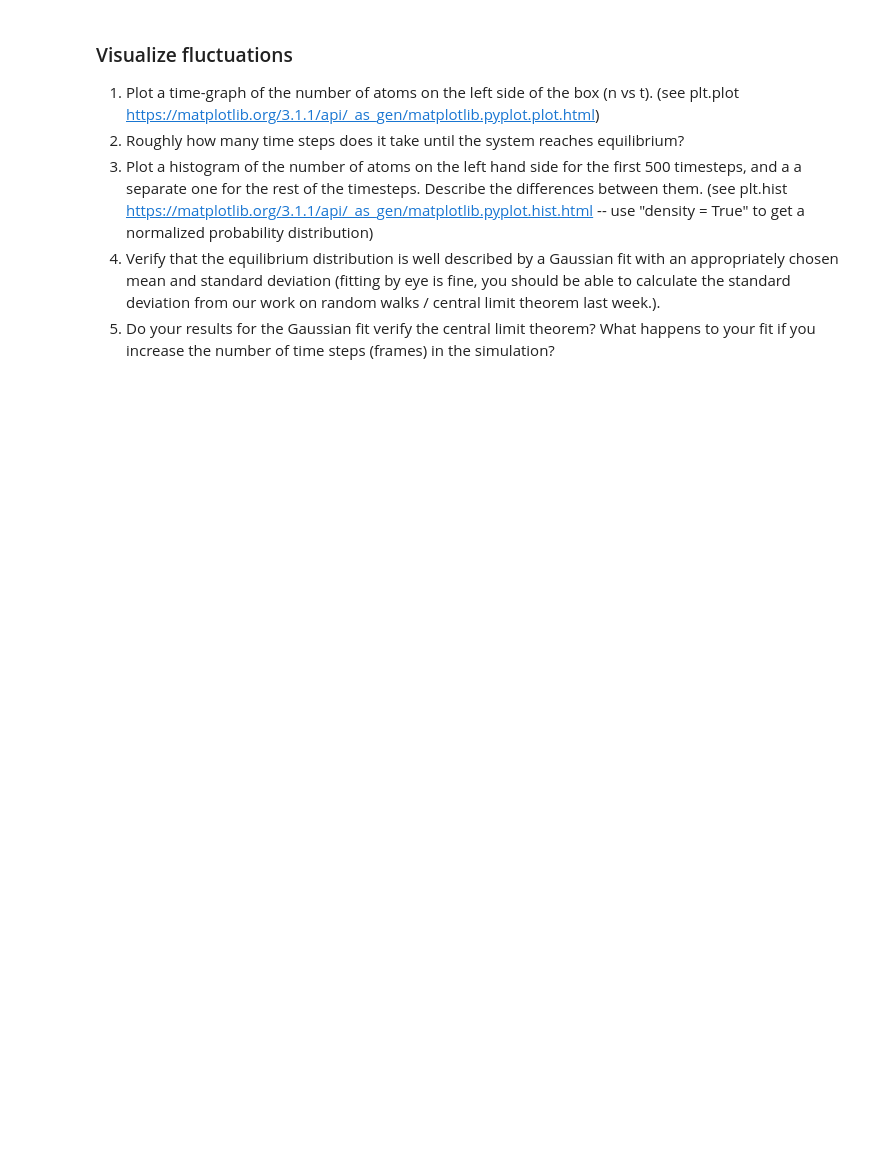
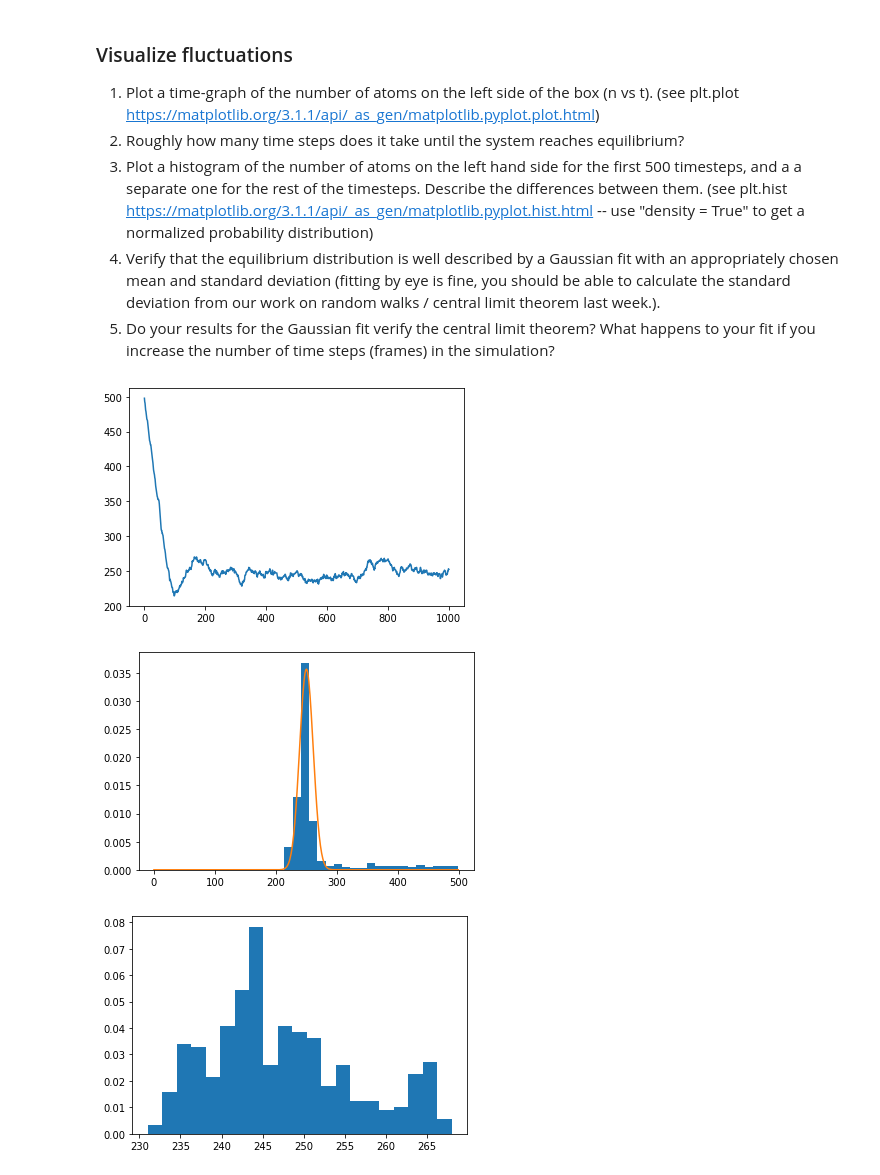
Before and after one commit to phasc/NS162, a Jupyter notebook: pcw/4.ipynb, the cells around one changed output. Drawn from its saved outputs; the diff is of its cells as text; code cells hidden in the pictures; blank space fills up the shorter version.

```diff
--- a/pcw/4.ipynb
+++ b/pcw/4.ipynb
@@ -77,7 +76,7 @@ def simulate_gas(Natoms=1000, Nframes=500,  T=300, L=1, Ratom=0.003,dt=1E-5, sta
     t = 0.0
     Nsteps = 0
     pos = pos+(p/m)*(dt/2.) # initial half-step
-    time = clock()
+    time = tm.time()
 
     poslist_frames = [pos];
     plist_frames = [p];
@@ -157,7 +156,7 @@ def simulate_gas(Natoms=1000, Nframes=500,  T=300, L=1, Ratom=0.003,dt=1E-5, sta
         t = t+dt
 
         if Nsteps%50==0:
-            print('%3.1f seconds for %d steps with %d Atoms' % (clock()-time, Nsteps, Natoms))
+            print('%3.1f seconds for %d steps with %d Atoms' % (tm.time()-time, Nsteps, Natoms))
     ##    rate(30)
 
     return poslist_frames, plist_frames, wall_dp_frames
@@ -260,0 +426,2 @@ Write code to coarse-grain the positions of the atoms at each time step to a sin
+# %%
+cg = simulate_gas_cg(Natoms=Natoms, Nframes=Nframes, Ratom=Ratom, L = L, dt=dt, T=T, start_half=True)
@@ -267,13 +455,17 @@ Write code to coarse-grain the positions of the atoms at each time step to a sin
 4. Verify that the equilibrium distribution is well described by a Gaussian fit with an appropriately chosen mean and standard deviation (fitting by eye is fine, you should be able to calculate the standard deviation from our work on random walks / central limit theorem last week.).
 5. Do your results for the Gaussian fit verify the central limit theorem? What happens to your fit if you increase the number of time steps (frames) in the simulation?
 # %%
-
-# code to plot the n vs t graph
-# <your code>
+plt.plot(np.arange(0,1001), cg)
 plt.show()
 
-# code to plot the histogram
-# <your code>
 # plotting a gaussian for comparision:
+plt.hist(cg[0:500], density=True, bins=21)
 plt.plot(np.arange(0,500), scipy.stats.norm(loc=250, scale=np.sqrt(500)/2).pdf(np.arange(0,500))) # loc=mean, scale=std dev
 plt.show()
+
+plt.hist(cg[501:], density=True, bins=21)
+plt.show()
+# %% [output]
+[figure, added]
+[figure, added]
+[figure, added]
```
Also changed, not shown: parts of 8 cells of this notebook.
